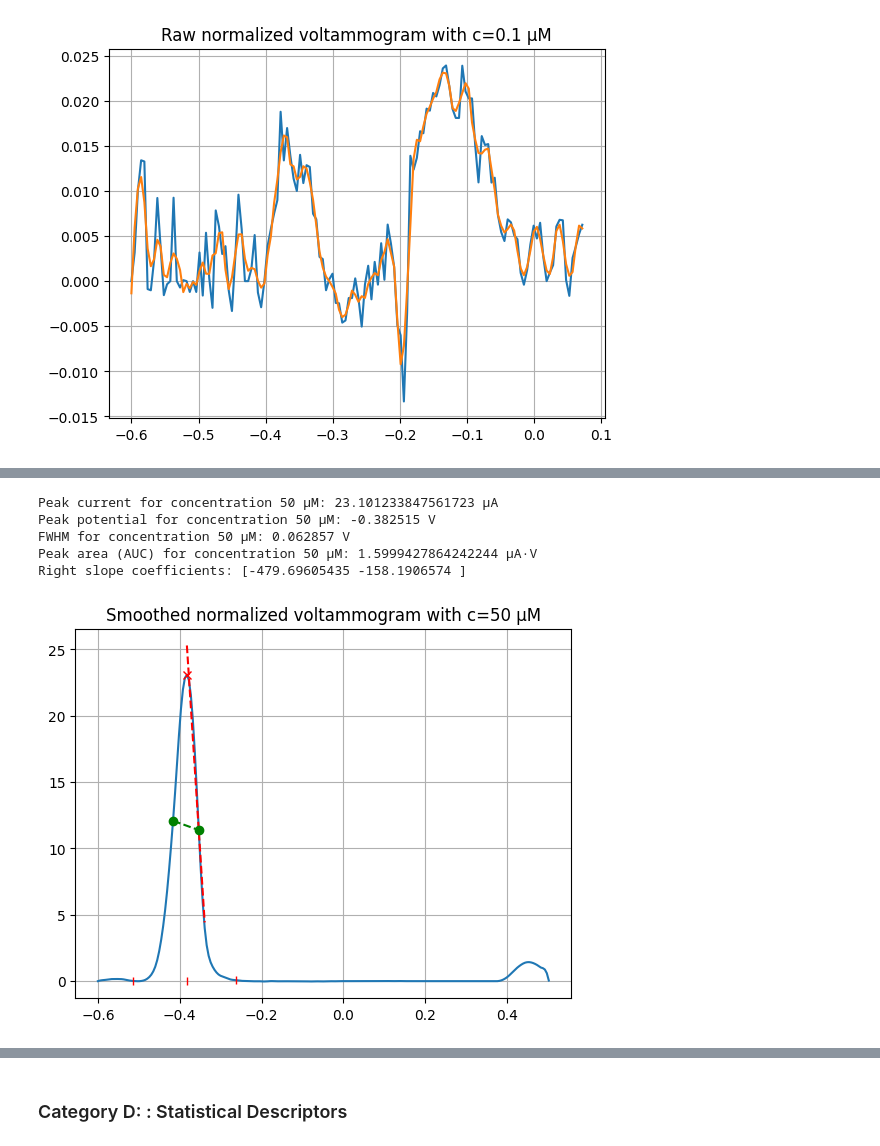
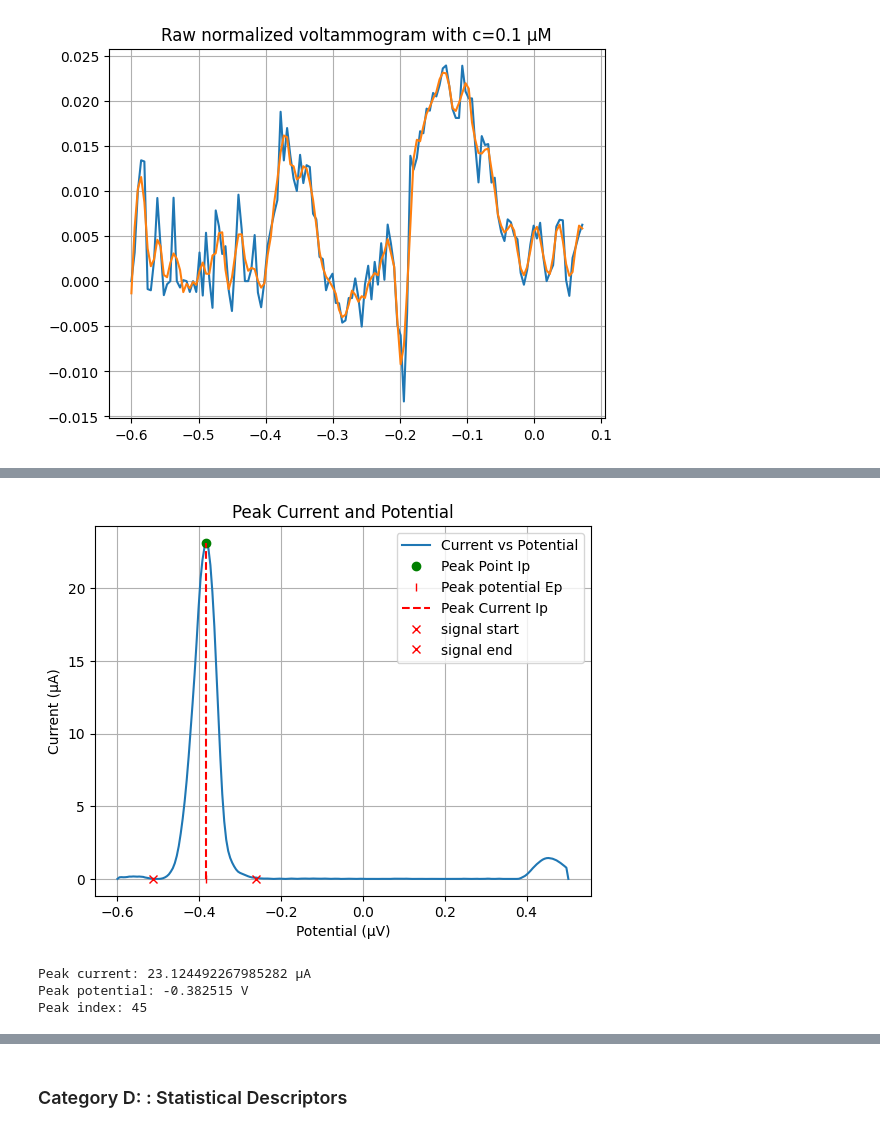
Before and after one commit to andreidumitras/electrochemical-AI, a Jupyter notebook: feature_extraction.ipynb, the cells around one changed output, grey strips where cells are left out. Cells and saved outputs as stored; diff of their text form; code cells hidden in the pictures.

```diff
--- a/feature_extraction.ipynb
+++ b/feature_extraction.ipynb
@@ -93,13 +93,13 @@ concentrations = [
     0.1
 ]
 # the same potential was applied to each experiment
-potential: np.ndarray = df.iloc[1:, 0].values
+potential: np.ndarray = df.iloc[1:, 0].values.astype(float)
 
 # the next columns represent the currents for each experiment
 # they will be stored inside a list
 currents: list[np.ndarray] = []
 for col in df.columns[1:]:
-    currents.append(df[col].values[1:])
+    currents.append(df[col].values[1:].astype(float))
 # %% [markdown]
 plotting each voltammogram
 # %%
@@ -191,22 +190,6 @@ plt.show()
 [figure]
 [figure]
 [figure]
-# %%
-# smothing all the signals
-
-window_length = 7
-polyorder = 3
-
-smoothed_currents: list[np.ndarray] = []
-for current in normalized_currents:
-    smoothed_current = savgol_filter(current, window_length=window_length, polyorder=polyorder)
-    smoothed_currents.append(smoothed_current)
-
-# cleaning up memory
-del normalized_currents
-del currents
-
-currents = smoothed_currents
 # %% [markdown]
 # Feature extraction
 ---
@@ -226,39 +224,11 @@ currents = smoothed_currents
 # %%
-test_current = currents[5]
-
-peak_current, peak_potential, _ = physics.get_peak_values(potential, test_current)
-
-fwhm = physics.get_peak_FWHM(potential, test_current, threshold_ratio=0.5)
-auc = physics.get_peak_area(potential, test_current)
-
-
-print(f'Peak current for concentration {concentrations[5]} µM: {peak_current} µA')
-print(f'Peak potential for concentration {concentrations[5]} µM: {peak_potential} V')
-print(f'FWHM for concentration {concentrations[5]} µM: {fwhm} V')
-print(f'Peak area (AUC) for concentration {concentrations[5]} µM: {auc} µA·V')
-threshold = peak_current * 0.5
-indices_above_threshold = np.where(test_current >= threshold)[0]
-left_idx = indices_above_threshold[0]
-right_idx = indices_above_threshold[-1] + 1
-
-plt.plot(
-    potential, test_current,
-    peak_potential, peak_current, 'rx',
-    peak_potential, 0, 'r|',
-    potential[left_idx], test_current[left_idx], 'go',
-    potential[right_idx], test_current[right_idx], 'go',
-    [potential[left_idx], potential[right_idx]], [test_current[left_idx], test_current[right_idx]], 'g--',
-    potential[18], test_current[18], 'r|',
-    potential[70], test_current[70], 'r|',
-)
-plt.title(f'Smoothed normalized voltammogram with c={concentrations[5]} µM')
-plt.grid()
-plt.show()
+Ip, Ep, peak_idx = physics.get_peak_values(potential, currents[5], plotting=True)
+print(f'Peak current: {Ip} µA')
+print(f'Peak potential: {Ep} V')
+print(f'Peak index: {peak_idx}')
 # %% [output]
+[figure, new version]
-Peak current for concentration 50 µM: 23.101233847561723 µA
-Peak potential for concentration 50 µM: -0.382515 V
-FWHM for concentration 50 µM: 0.062857 V
-Peak area (AUC) for concentration 50 µM: 1.5999427864242244 µA·V
-Right slope coefficients: [-479.69605435 -158.1906574 ]
+Peak current: 23.124492267985282 µA
+Peak potential: -0.382515 V
+Peak index: 45
-[figure, old version]
 # %%
```
Also changed, not shown: parts of 17 cells of this notebook, 6 other files.
